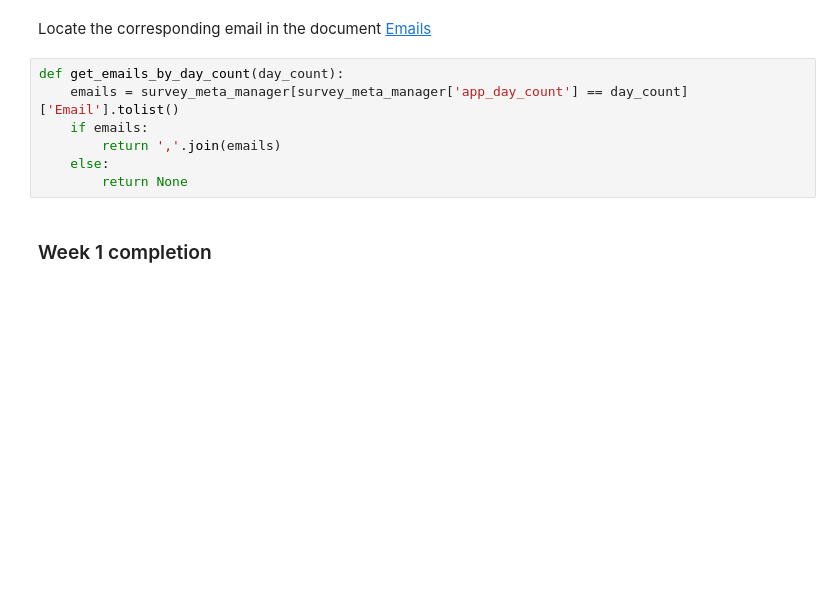
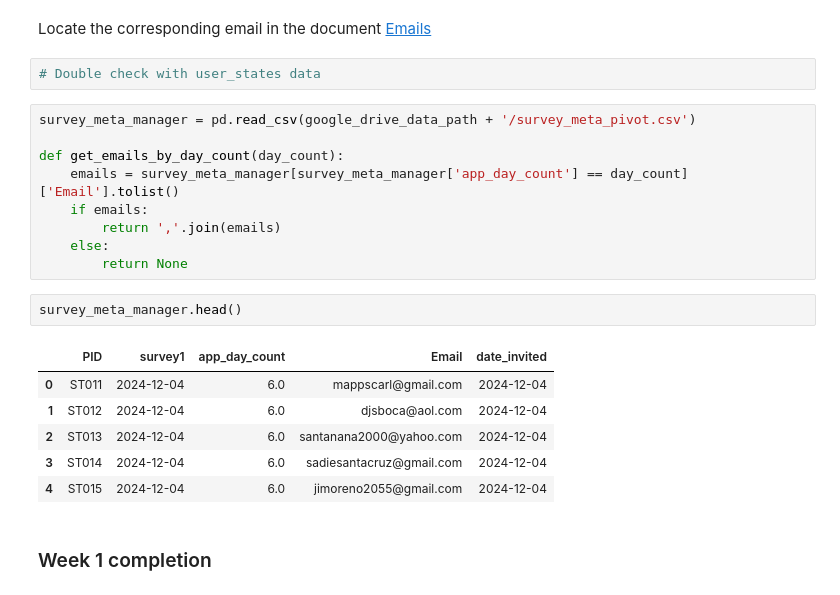
Before and after one commit to jzheng23/colab, a Jupyter notebook: Screen_time_firebase_monitor.ipynb, the cells around one changed output. Saved outputs shown, nothing was run; the diff lists cells and outputs as text; blank space fills up the shorter version.

```diff
--- a/Screen_time_firebase_monitor.ipynb
+++ b/Screen_time_firebase_monitor.ipynb
@@ -758,13 +1045,26 @@ janel_df.to_csv(google_drive_data_path + '/Participants from Janel noted.csv', i
 Generate a list of emails for certain filter. Copy the output into bcc in gmail
 # %% [markdown]
 Locate the corresponding email in the document [Emails](https://docs.google.com/document/d/1e5TZJ6ILpku8rVdO_ADUwI-lM8SCIh7xG95jrG73INY/edit?usp=sharing)
+# %%
+# Double check with user_states data
 # %%
+survey_meta_manager = pd.read_csv(google_drive_data_path + '/survey_meta_pivot.csv')
+
 def get_emails_by_day_count(day_count):
     emails = survey_meta_manager[survey_meta_manager['app_day_count'] == day_count]['Email'].tolist()
     if emails:
         return ','.join(emails)
     else:
         return None
+# %%
+survey_meta_manager.head()
+# %% [output]
+|  | PID | survey1 | app_day_count | Email | date_invited |
+| 0 | ST011 | 2024-12-04 | 6.0 | mappscarl@gmail.com | 2024-12-04 |
+| 1 | ST012 | 2024-12-04 | 6.0 | djsboca@aol.com | 2024-12-04 |
+| 2 | ST013 | 2024-12-04 | 6.0 | santanana2000@yahoo.com | 2024-12-04 |
+| 3 | ST014 | 2024-12-04 | 6.0 | sadiesantacruz@gmail.com | 2024-12-04 |
+| 4 | ST015 | 2024-12-04 | 6.0 | jimoreno2055@gmail.com | 2024-12-04 |
 # %% [markdown]
 ### Week 1 completion
 # %%
```
Also changed, not shown: parts of 58 cells of this notebook.
